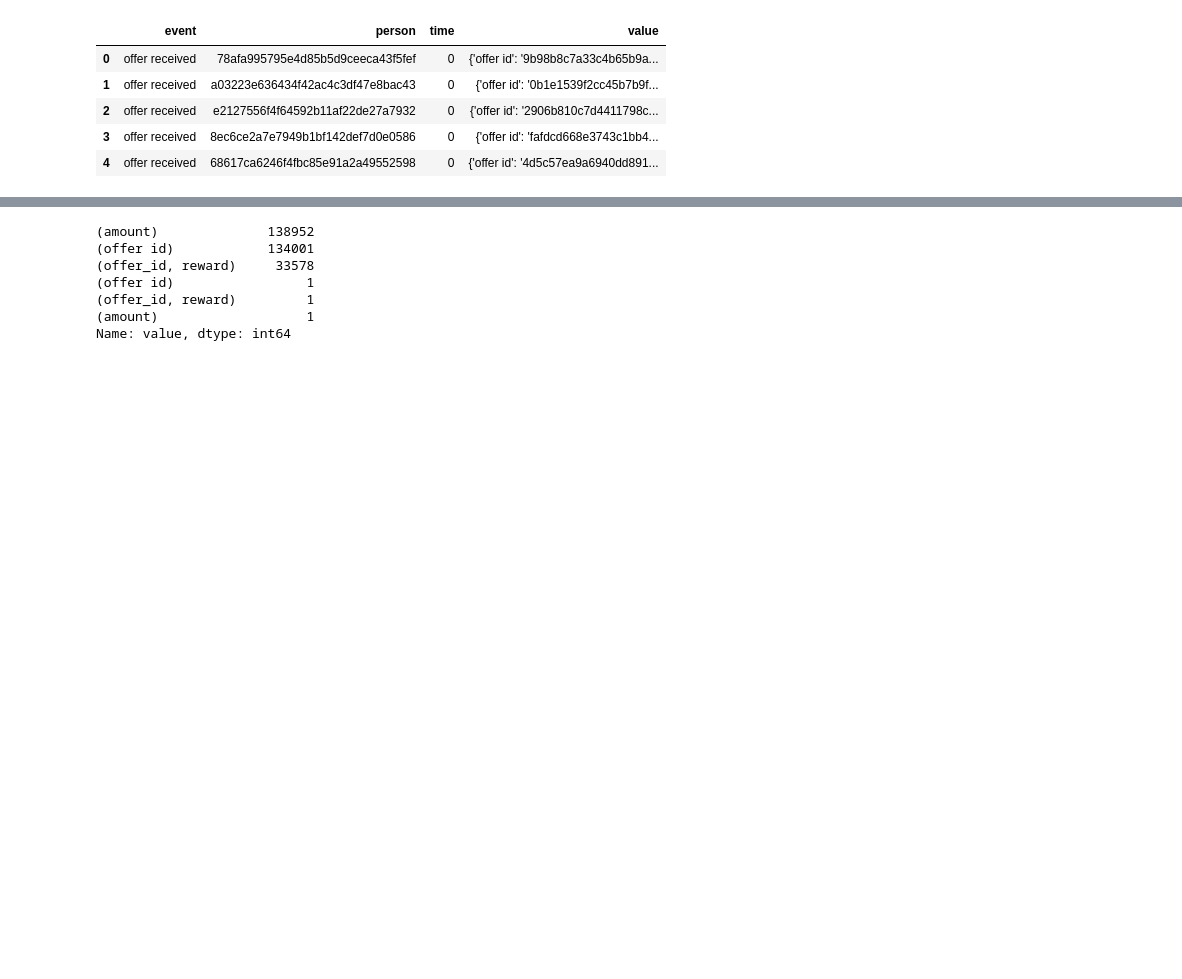
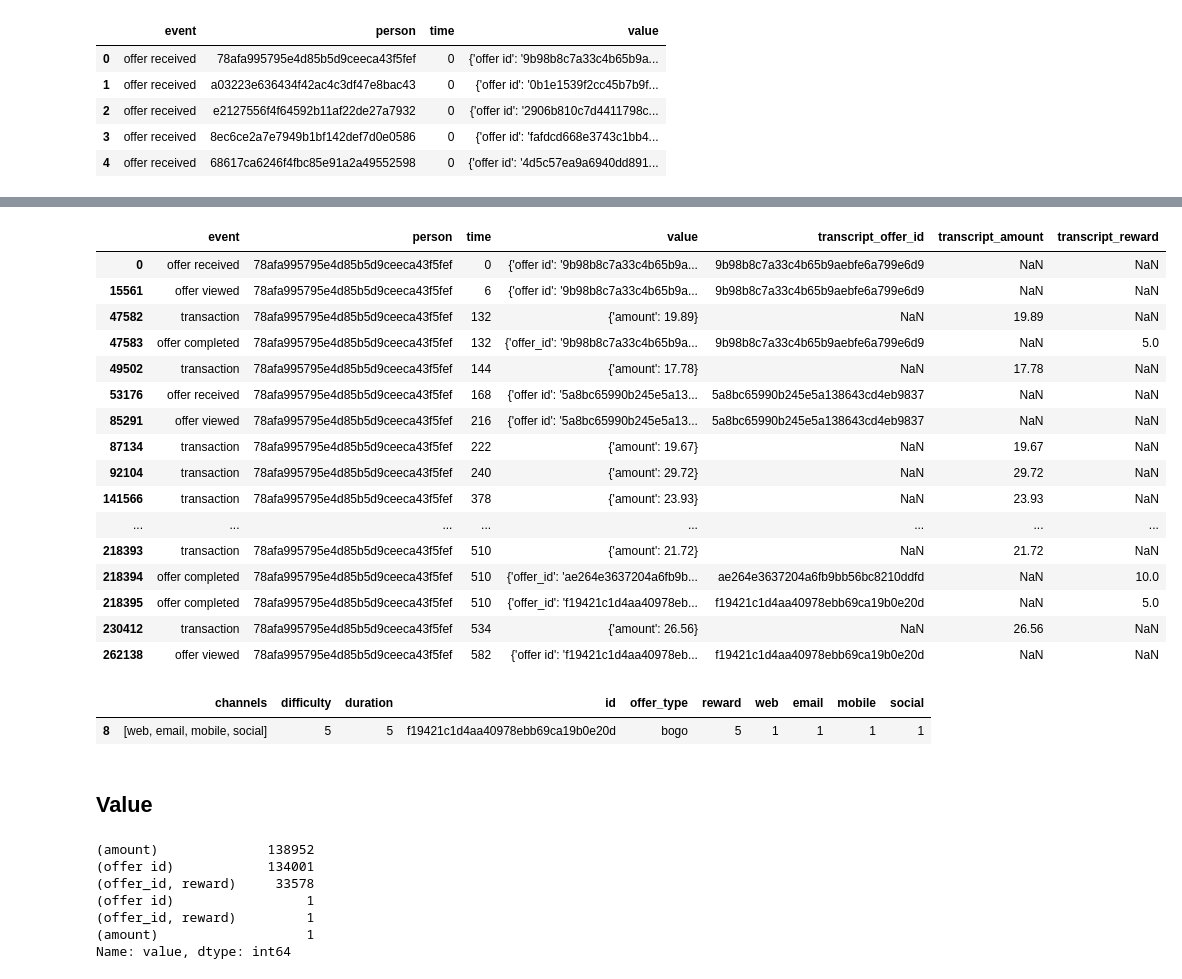
Before and after one commit to qinliu1023/Starbucks_Promotional_Offer, a Jupyter notebook: Starbucks_Promotional_Offer.ipynb, the cells around one changed output, grey strips where cells are left out. Cells and saved outputs as stored; diff of their text form; code cells hidden in the pictures; blank space fills up the shorter version.

```diff
--- a/Starbucks_Promotional_Offer.ipynb
+++ b/Starbucks_Promotional_Offer.ipynb
@@ -80 +252,28 @@ transcript.head()
+# %%
+transcript[transcript["person"] == "78afa995795e4d85b5d9ceeca43f5fef"]
+# %% [output]
+|  | event | person | time | value | transcript_offer_id | transcript_amount | transcript_reward |
+| 0 | offer received | 78afa995795e4d85b5d9ceeca43f5fef | 0 | {'offer id': '9b98b8c7a33c4b65b9a... | 9b98b8c7a33c4b65b9aebfe6a799e6d9 | NaN | NaN |
+| 15561 | offer viewed | 78afa995795e4d85b5d9ceeca43f5fef | 6 | {'offer id': '9b98b8c7a33c4b65b9a... | 9b98b8c7a33c4b65b9aebfe6a799e6d9 | NaN | NaN |
+| 47582 | transaction | 78afa995795e4d85b5d9ceeca43f5fef | 132 | {'amount': 19.89} | NaN | 19.89 | NaN |
+| 47583 | offer completed | 78afa995795e4d85b5d9ceeca43f5fef | 132 | {'offer_id': '9b98b8c7a33c4b65b9a... | 9b98b8c7a33c4b65b9aebfe6a799e6d9 | NaN | 5.0 |
+| 49502 | transaction | 78afa995795e4d85b5d9ceeca43f5fef | 144 | {'amount': 17.78} | NaN | 17.78 | NaN |
+| 53176 | offer received | 78afa995795e4d85b5d9ceeca43f5fef | 168 | {'offer id': '5a8bc65990b245e5a13... | 5a8bc65990b245e5a138643cd4eb9837 | NaN | NaN |
+| 85291 | offer viewed | 78afa995795e4d85b5d9ceeca43f5fef | 216 | {'offer id': '5a8bc65990b245e5a13... | 5a8bc65990b245e5a138643cd4eb9837 | NaN | NaN |
+| 87134 | transaction | 78afa995795e4d85b5d9ceeca43f5fef | 222 | {'amount': 19.67} | NaN | 19.67 | NaN |
+| 92104 | transaction | 78afa995795e4d85b5d9ceeca43f5fef | 240 | {'amount': 29.72} | NaN | 29.72 | NaN |
+| 141566 | transaction | 78afa995795e4d85b5d9ceeca43f5fef | 378 | {'amount': 23.93} | NaN | 23.93 | NaN |
+| ... | ... | ... | ... | ... | ... | ... | ... |
+| 218393 | transaction | 78afa995795e4d85b5d9ceeca43f5fef | 510 | {'amount': 21.72} | NaN | 21.72 | NaN |
+| 218394 | offer completed | 78afa995795e4d85b5d9ceeca43f5fef | 510 | {'offer_id': 'ae264e3637204a6fb9b... | ae264e3637204a6fb9bb56bc8210ddfd | NaN | 10.0 |
+| 218395 | offer completed | 78afa995795e4d85b5d9ceeca43f5fef | 510 | {'offer_id': 'f19421c1d4aa40978eb... | f19421c1d4aa40978ebb69ca19b0e20d | NaN | 5.0 |
+| 230412 | transaction | 78afa995795e4d85b5d9ceeca43f5fef | 534 | {'amount': 26.56} | NaN | 26.56 | NaN |
+| 262138 | offer viewed | 78afa995795e4d85b5d9ceeca43f5fef | 582 | {'offer id': 'f19421c1d4aa40978eb... | f19421c1d4aa40978ebb69ca19b0e20d | NaN | NaN |
+# %%
+portfolio.query('id == "f19421c1d4aa40978ebb69ca19b0e20d"')
+# %% [output]
+|  | channels | difficulty | duration | id | offer_type | reward | web | email | mobile | social |
+| 8 | [web, email, mobile, social] | 5 | 5 | f19421c1d4aa40978ebb69ca19b0e20d | bogo | 5 | 1 | 1 | 1 | 1 |
+# %% [markdown]
+## Value
 # %%
```
Also changed, not shown: parts of 62 cells of this notebook.
